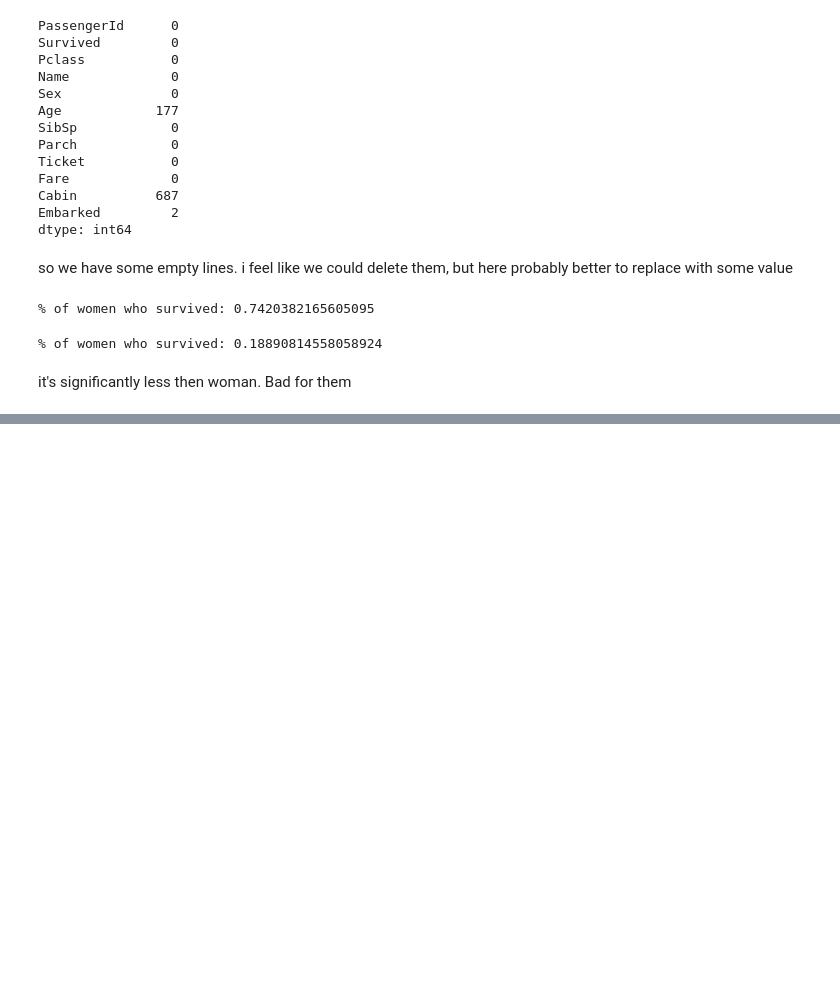
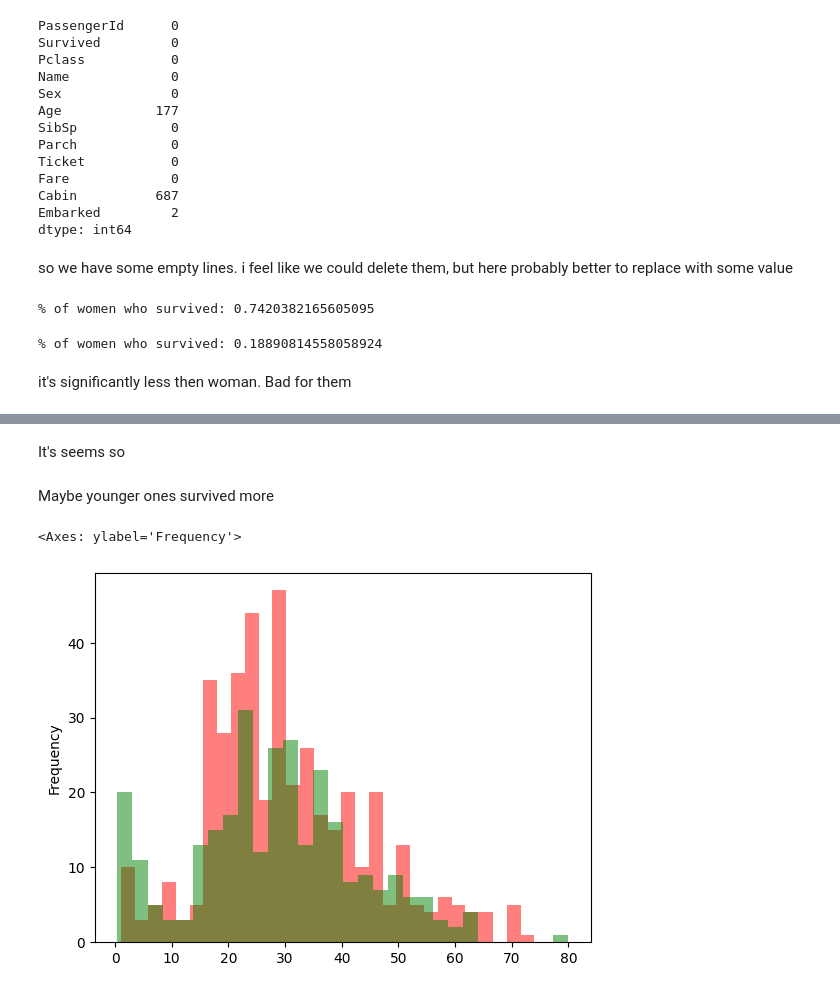
Before and after one commit to t0b0kh0va/data-engineering-portfolio, a Jupyter notebook: 1.Titanic - Machine Learning from Disaster/01_llm-finetuning-baseline.ipynb, the cells around one changed output, grey strips where cells are left out. Cells and saved outputs as stored; diff of their text form; code cells hidden in the pictures; blank space fills up the shorter version.

```diff
--- a/1.Titanic - Machine Learning from Disaster/01_llm-finetuning-baseline.ipynb
+++ b/1.Titanic - Machine Learning from Disaster/01_llm-finetuning-baseline.ipynb
@@ -184,0 +198,12 @@ it's significantly less then woman. Bad for them
+# %% [markdown]
+It's seems so
+# %% [markdown]
+Maybe younger ones survived more
+# %%
+survived = train_data[train_data["Survived"] == 1]
+died = train_data[train_data["Survived"] == 0]
+died["Age"].plot.hist(alpha=0.5, color='red', bins=30, label='Died')
+survived["Age"].plot.hist(alpha=0.5, color='green', bins=30, label='Survived')
+# %% [output]
+<Axes: ylabel='Frequency'>
+[figure, added]
```
Also changed, not shown: parts of 7 cells of this notebook.
